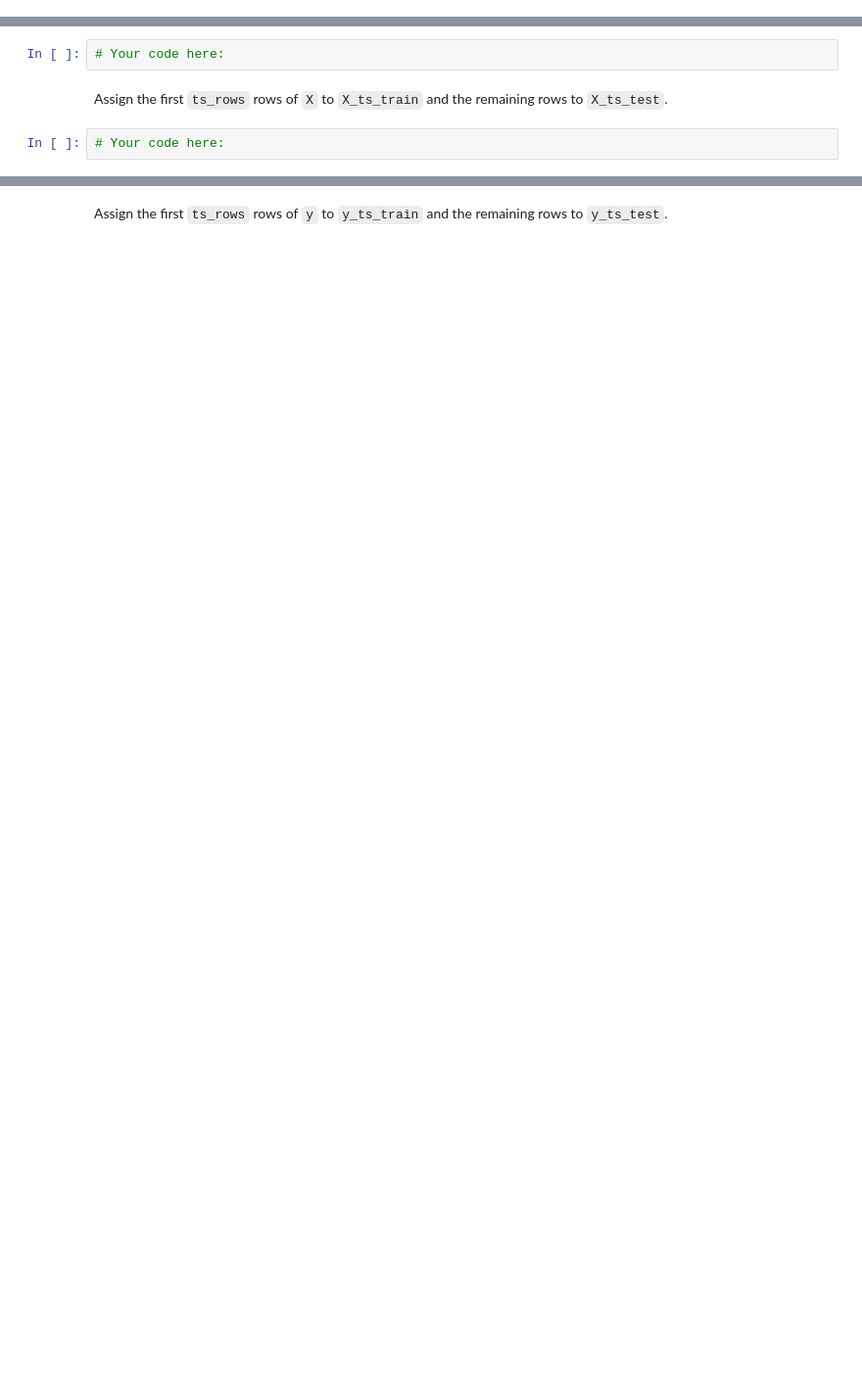
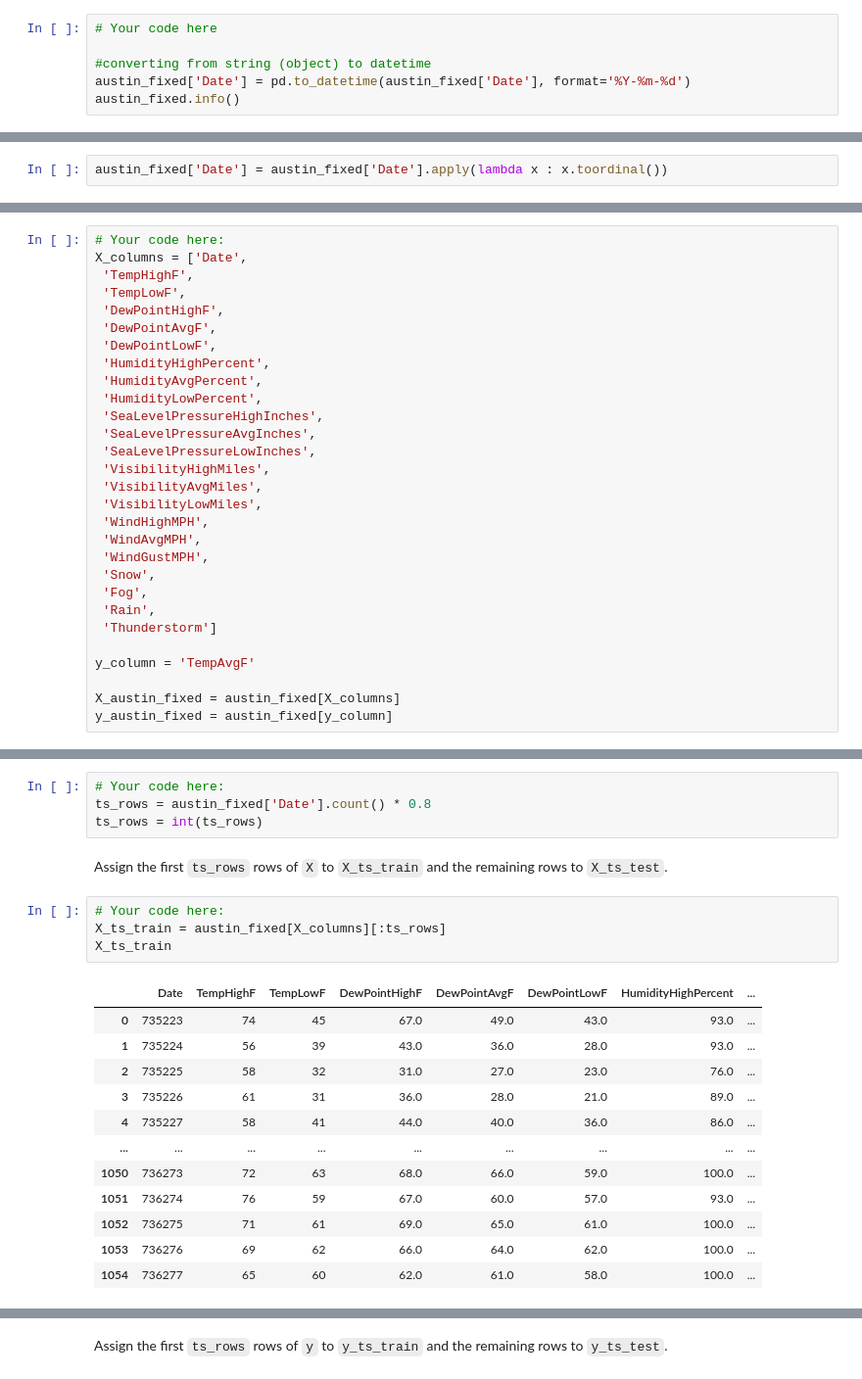
Before and after one commit to javiergispert/dataptmad0522_labs, a Jupyter notebook: module-3/intro-to-ml/your-code/main.ipynb, the cells around one changed output, grey strips where cells are left out. Shown: that part at 98% size. Saved outputs shown, nothing was run; the diff lists cells and outputs as text; blank space fills up the shorter version.

```diff
--- a/module-3/intro-to-ml/your-code/main.ipynb
+++ b/module-3/intro-to-ml/your-code/main.ipynb
@@ -476,0 +554,6 @@ Here you can find the [reference](https://docs.python.org/3/library/datetime.htm
+# %%
+# Your code here
+
+#converting from string (object) to datetime
+austin_fixed['Date'] = pd.to_datetime(austin_fixed['Date'], format='%Y-%m-%d')
+austin_fixed.info()
@@ -477,3 +578,5 @@ Here you can find the [reference](https://docs.python.org/3/library/datetime.htm
+# %%
+austin_fixed['Date'] = austin_fixed['Date'].apply(lambda x : x.toordinal())
 # %% [markdown]
 #### Print `austin_fixed` to check your `Date` column.
 # %%
@@ -520,3 +629,32 @@ In the next cell, assign the `TempAvgF` column to `y` and the remaining columns
+# %%
+# Your code here:
+X_columns = ['Date',
+ 'TempHighF',
+ 'TempLowF',
+ 'DewPointHighF',
+ 'DewPointAvgF',
+ 'DewPointLowF',
+ 'HumidityHighPercent',
+ 'HumidityAvgPercent',
+ 'HumidityLowPercent',
+ 'SeaLevelPressureHighInches',
+ 'SeaLevelPressureAvgInches',
+ 'SeaLevelPressureLowInches',
+ 'VisibilityHighMiles',
+ 'VisibilityAvgMiles',
+ 'VisibilityLowMiles',
+ 'WindHighMPH',
+ 'WindAvgMPH',
+ 'WindGustMPH',
+ 'Snow',
+ 'Fog',
+ 'Rain',
+ 'Thunderstorm']
+
+y_column = 'TempAvgF'
+
+X_austin_fixed = austin_fixed[X_columns]
+y_austin_fixed = austin_fixed[y_column]
 # %% [markdown]
 In the next cell, import `train_test_split` from `sklearn.model_selection`
 # %%
@@ -540,7 +694,24 @@ This is because many time series algorithms rely on observations having equal ti
 In the following cell, compute the number of rows that account for 80% of our data and round it to the next integer. Assign this number to `ts_rows`.
 # %%
 # Your code here:
+ts_rows = austin_fixed['Date'].count() * 0.8
+ts_rows = int(ts_rows)
 # %% [markdown]
 Assign the first `ts_rows` rows of `X` to `X_ts_train` and the remaining rows to `X_ts_test`.
 # %%
 # Your code here:
+X_ts_train = austin_fixed[X_columns][:ts_rows]
+X_ts_train
+# %% [output]
+|  | Date | TempHighF | TempLowF | DewPointHighF | DewPointAvgF | DewPointLowF | HumidityHighPercent | ... |
+| 0 | 735223 | 74 | 45 | 67.0 | 49.0 | 43.0 | 93.0 | ... |
+| 1 | 735224 | 56 | 39 | 43.0 | 36.0 | 28.0 | 93.0 | ... |
+| 2 | 735225 | 58 | 32 | 31.0 | 27.0 | 23.0 | 76.0 | ... |
+| 3 | 735226 | 61 | 31 | 36.0 | 28.0 | 21.0 | 89.0 | ... |
+| 4 | 735227 | 58 | 41 | 44.0 | 40.0 | 36.0 | 86.0 | ... |
+| ... | ... | ... | ... | ... | ... | ... | ... | ... |
+| 1050 | 736273 | 72 | 63 | 68.0 | 66.0 | 59.0 | 100.0 | ... |
+| 1051 | 736274 | 76 | 59 | 67.0 | 60.0 | 57.0 | 93.0 | ... |
+| 1052 | 736275 | 71 | 61 | 69.0 | 65.0 | 61.0 | 100.0 | ... |
+| 1053 | 736276 | 69 | 62 | 66.0 | 64.0 | 62.0 | 100.0 | ... |
+| 1054 | 736277 | 65 | 60 | 62.0 | 61.0 | 58.0 | 100.0 | ... |
```
Also changed, not shown: parts of 21 cells of this notebook.
